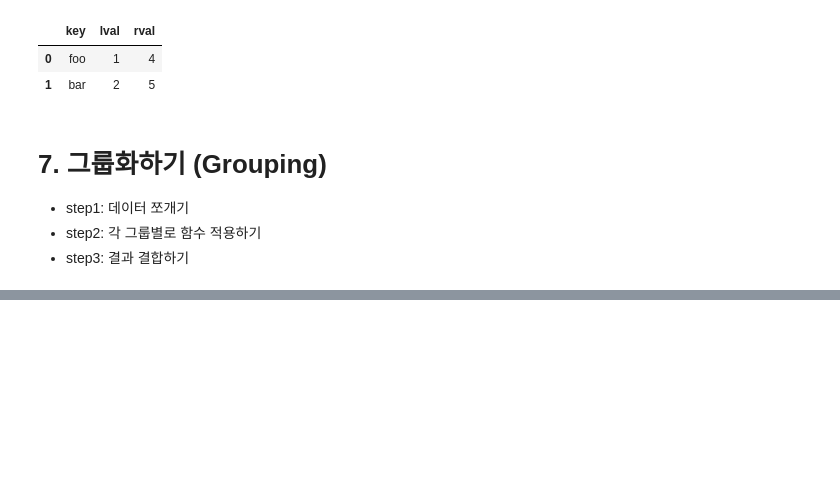
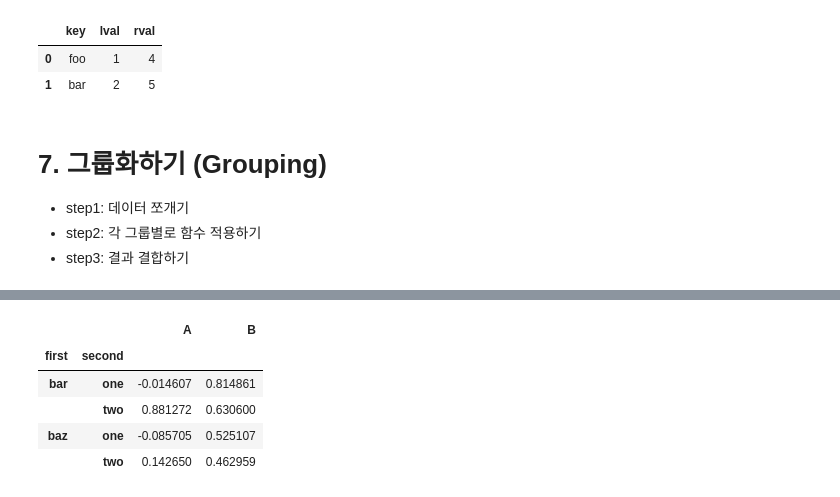
Before and after one commit to hanna-joo/Edu_BigData, a Jupyter notebook: python_edu/pandas_basic.ipynb, the cells around one changed output, grey strips where cells are left out. Drawn from its saved outputs; the diff is of its cells as text; code cells hidden in the pictures; blank space fills up the shorter version.

```diff
--- a/python_edu/pandas_basic.ipynb
+++ b/python_edu/pandas_basic.ipynb
@@ -669,0 +678,8 @@ df.groupby(['A','B']).sum()
+# %%
+# 인덱스 생성하기
+tuples = list(zip(*[['bar','bar','baz','baz',
+                     'foo','foo','qux','qux'],
+                    ['one','two','one','two',
+                     'one','two','one','two']]))
+index = pd.MultiIndex.from_tuples(tuples, names=['first','second'])
+index
@@ -669,0 +696,11 @@ df.groupby(['A','B']).sum()
+# %%
+df = pd.DataFrame(np.random.randn(8,2), index=index, columns=['A','B'])
+df2 = df[:4]
+df2
+# %% [output]
+|  |  | A | B |
+| first | second |  |  |
+| bar | one | -0.014607 | 0.814861 |
+|  | two | 0.881272 | 0.630600 |
+| baz | one | -0.085705 | 0.525107 |
+|  | two | 0.142650 | 0.462959 |
```
Also changed, not shown: parts of 56 cells of this notebook.
